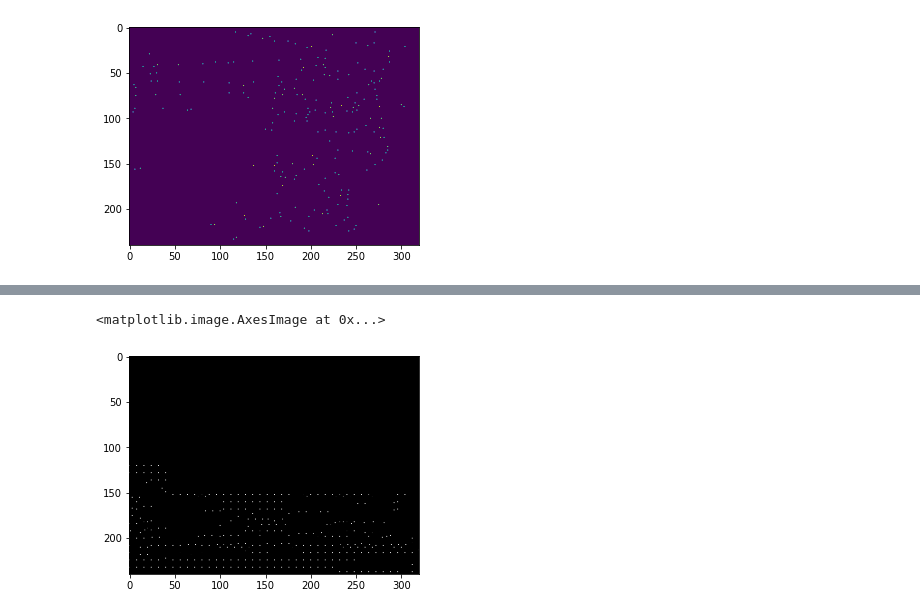
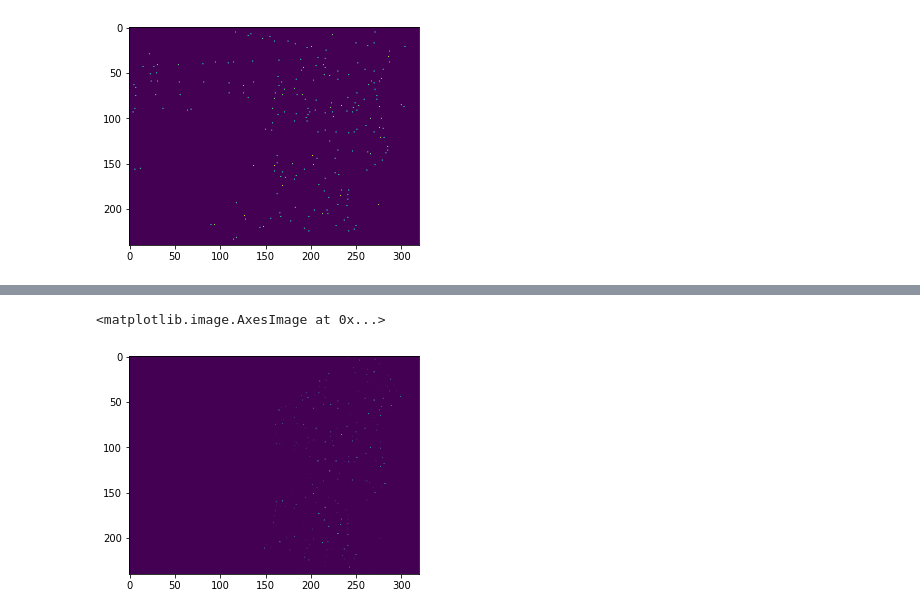
Before and after one commit to amit205/multi-task-learning, a Jupyter notebook: superpoint_MTL.ipynb, the cells around one changed output, grey strips where cells are left out. Saved outputs shown, nothing was run; the diff lists cells and outputs as text; code cells hidden in the pictures.

```diff
--- a/superpoint_MTL.ipynb
+++ b/superpoint_MTL.ipynb
@@ -770,5 +770,5 @@ m = keras.models.Model(inputs = model.input['image'], outputs = prob)
 # %%
-y_pred = m.predict(x)
-plt.imshow(y_pred[0])
+y_pred = m.predict(x['image'])
+plt.imshow(y_pred[0], cmap = 'gray')
 # %% [output]
 <matplotlib.image.AxesImage at 0x...>
@@ -854,3 +854,3 @@ train_set = tf.data.Dataset.zip({'image': image, 'mask_image': mask,
 # %%
-model_config['batch_size'] = 5
+# model_config['batch_size'] = 5
 # %%
@@ -859,6 +859,6 @@ train_set = train_set.batch(model_config['batch_size'])
 # %%
 import matplotlib.pyplot as plt
-x = iter(train_set).next()
-plt.imshow(x['image'][4], cmap = 'gray')
+x = iter(train_gen).next()
+plt.imshow(x['image'][0], cmap = 'gray')
 # %% [output]
 <matplotlib.image.AxesImage at 0x...>
@@ -883,11 +883,9 @@ plt.imshow(y_pred[4], cmap = 'gray')
-# %%
-model_config['top_k'] = 0
 # %%
 if model_config['nms']:
     prob = tf.map_fn(lambda p: box_nms(p, model_config['nms'],
                                                min_prob=model_config['detection_threshold'],
                                                keep_top_k=model_config['top_k']), y_pred)
-plt.imshow(prob[4], cmap='gray')
+plt.imshow(prob[0])
 # %% [output]
 <matplotlib.image.AxesImage at 0x...>
-[figure, old version]
+[figure, new version]
```
Also changed, not shown: parts of 43 cells of this notebook, 1 other file.
